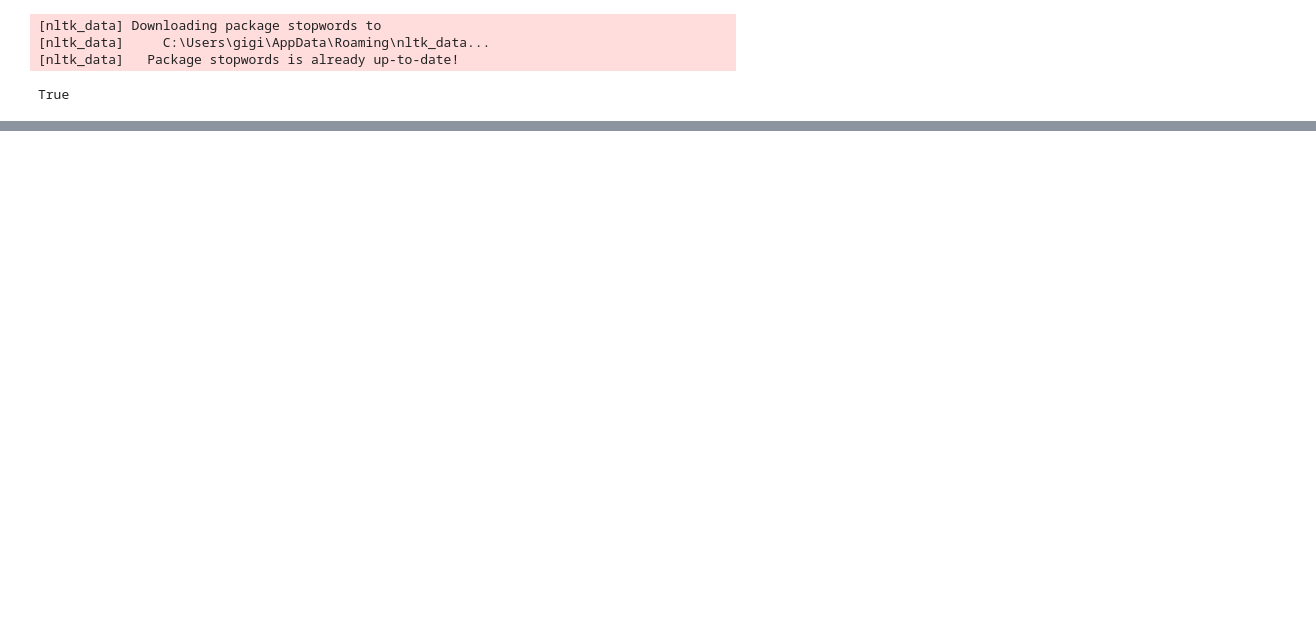
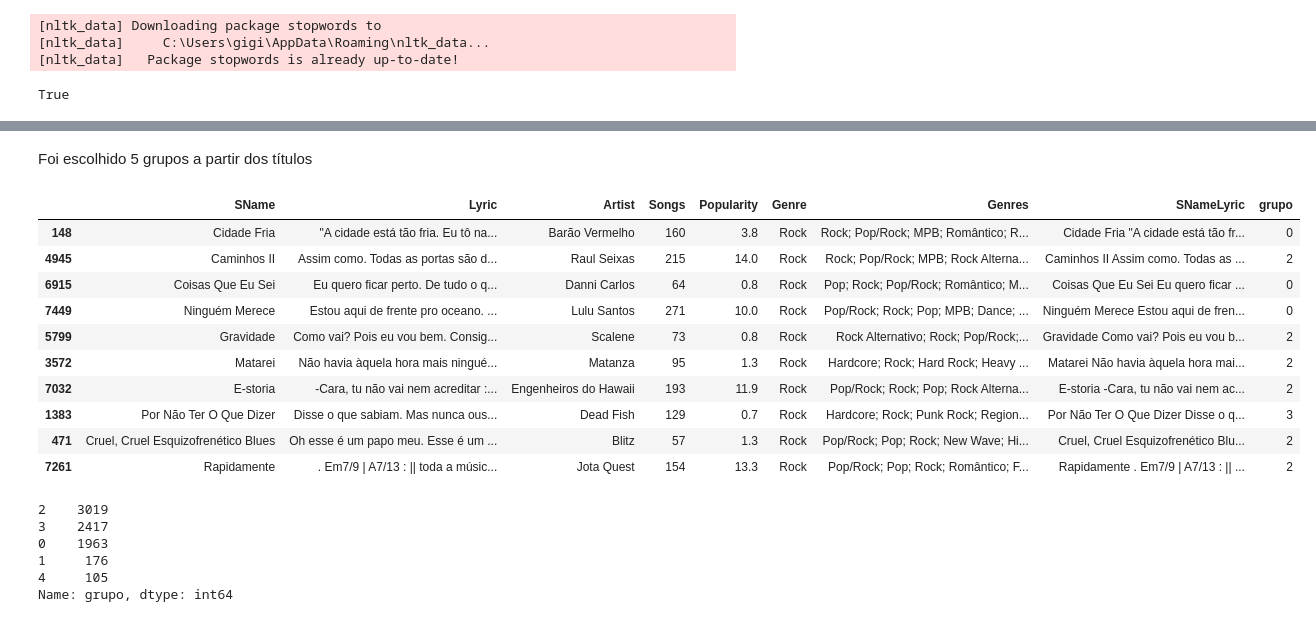
Before and after one commit to giseldo/agrupamento, a Jupyter notebook: resposta__.ipynb, the cells around one changed output, grey strips where cells are left out. Drawn from its saved outputs; the diff is of its cells as text; code cells hidden in the pictures; blank space fills up the shorter version.

```diff
--- a/resposta__.ipynb
+++ b/resposta__.ipynb
@@ -108,0 +184,16 @@ clean_lyrics[0:5]
+# %%
+# TF - IDF vectorizer
+tfv = TfidfVectorizer(
+    min_df = 5,
+    max_df = 0.9,
+    max_features = None,
+    stop_words = stop_words,
+    ngram_range = (1, 3)
+)
+
+# transform
+vec_text = tfv.fit_transform(clean_SName)
+
+words = tfv.get_feature_names()
+
+len(words)
@@ -108,0 +216,14 @@ clean_lyrics[0:5]
+# %%
+qualidade = pd.DataFrame(columns = ['k', 'ssd'])
+for k in range(1, 10, 1):
+    # kemans = KMeans(n_clusters=k, rantom_state=0)
+    kmeans = MiniBatchKMeans(n_clusters=k, init_size=1024, batch_size=2048, random_state=20)
+    kmeans.fit(vec_text)
+    qualidade = qualidade.append({'k': k, 'ssd': kmeans.inertia_}, ignore_index=True)
+
+alt.Chart(qualidade).mark_line(
+    point=True
+).encode(
+    x = 'k',
+    y = alt.Y('ssd', scale = alt.Scale(zero=False))
+)
@@ -108,0 +232,34 @@ clean_lyrics[0:5]
+# %% [markdown]
+Foi escolhido 5 grupos a partir dos títulos
+# %%
+# setup kmeans clustering
+kmeans = MiniBatchKMeans(n_clusters=5, init_size=1024, batch_size=2048, random_state=20)
+
+# fit the data
+kmeans.fit(vec_text)
+labels = kmeans.predict(vec_text)
+
+letras_ag = letras.assign(grupo = labels)
+# %%
+letras_ag.sample(10)
+# %% [output]
+|  | SName | Lyric | Artist | Songs | Popularity | Genre | Genres | SNameLyric | grupo |
+| 148 | Cidade Fria | "A cidade está tão fria. Eu tô na... | Barão Vermelho | 160 | 3.8 | Rock | Rock; Pop/Rock; MPB; Romântico; R... | Cidade Fria "A cidade está tão fr... | 0 |
+| 4945 | Caminhos II | Assim como. Todas as portas são d... | Raul Seixas | 215 | 14.0 | Rock | Rock; Pop/Rock; MPB; Rock Alterna... | Caminhos II Assim como. Todas as ... | 2 |
+| 6915 | Coisas Que Eu Sei | Eu quero ficar perto. De tudo o q... | Danni Carlos | 64 | 0.8 | Rock | Pop; Rock; Pop/Rock; Romântico; M... | Coisas Que Eu Sei Eu quero ficar ... | 0 |
+| 7449 | Ninguém Merece | Estou aqui de frente pro oceano. ... | Lulu Santos | 271 | 10.0 | Rock | Pop/Rock; Rock; Pop; MPB; Dance; ... | Ninguém Merece Estou aqui de fren... | 0 |
+| 5799 | Gravidade | Como vai? Pois eu vou bem. Consig... | Scalene | 73 | 0.8 | Rock | Rock Alternativo; Rock; Pop/Rock;... | Gravidade Como vai? Pois eu vou b... | 2 |
+| 3572 | Matarei | Não havia àquela hora mais ningué... | Matanza | 95 | 1.3 | Rock | Hardcore; Rock; Hard Rock; Heavy ... | Matarei Não havia àquela hora mai... | 2 |
+| 7032 | E-storia | -Cara, tu não vai nem acreditar :... | Engenheiros do Hawaii | 193 | 11.9 | Rock | Pop/Rock; Rock; Pop; Rock Alterna... | E-storia -Cara, tu não vai nem ac... | 2 |
+| 1383 | Por Não Ter O Que Dizer | Disse o que sabiam. Mas nunca ous... | Dead Fish | 129 | 0.7 | Rock | Hardcore; Rock; Punk Rock; Region... | Por Não Ter O Que Dizer Disse o q... | 3 |
+| 471 | Cruel, Cruel Esquizofrenético Blues | Oh esse é um papo meu. Esse é um ... | Blitz | 57 | 1.3 | Rock | Pop/Rock; Pop; Rock; New Wave; Hi... | Cruel, Cruel Esquizofrenético Blu... | 2 |
+| 7261 | Rapidamente | . Em7/9 | A7/13 : || toda a músic... | Jota Quest | 154 | 13.3 | Rock | Pop/Rock; Pop; Rock; Romântico; F... | Rapidamente . Em7/9 | A7/13 : || ... | 2 |
+# %%
+letras_ag['grupo'].value_counts()
+# %% [output]
+2    3019
+3    2417
+0    1963
+1     176
+4     105
+Name: grupo, dtype: int64
```
Also changed, not shown: parts of 60 cells of this notebook, 1 other file.
